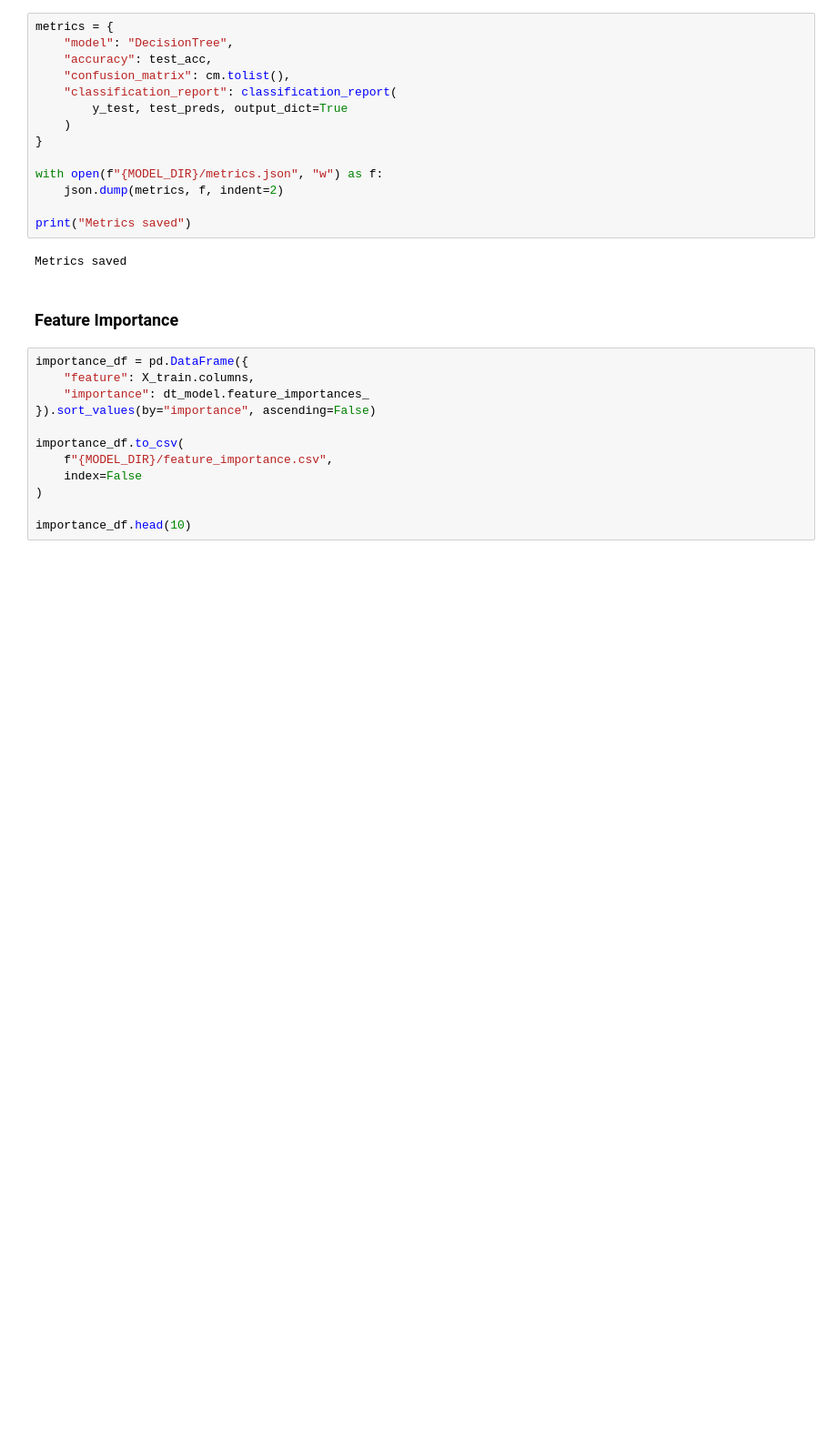
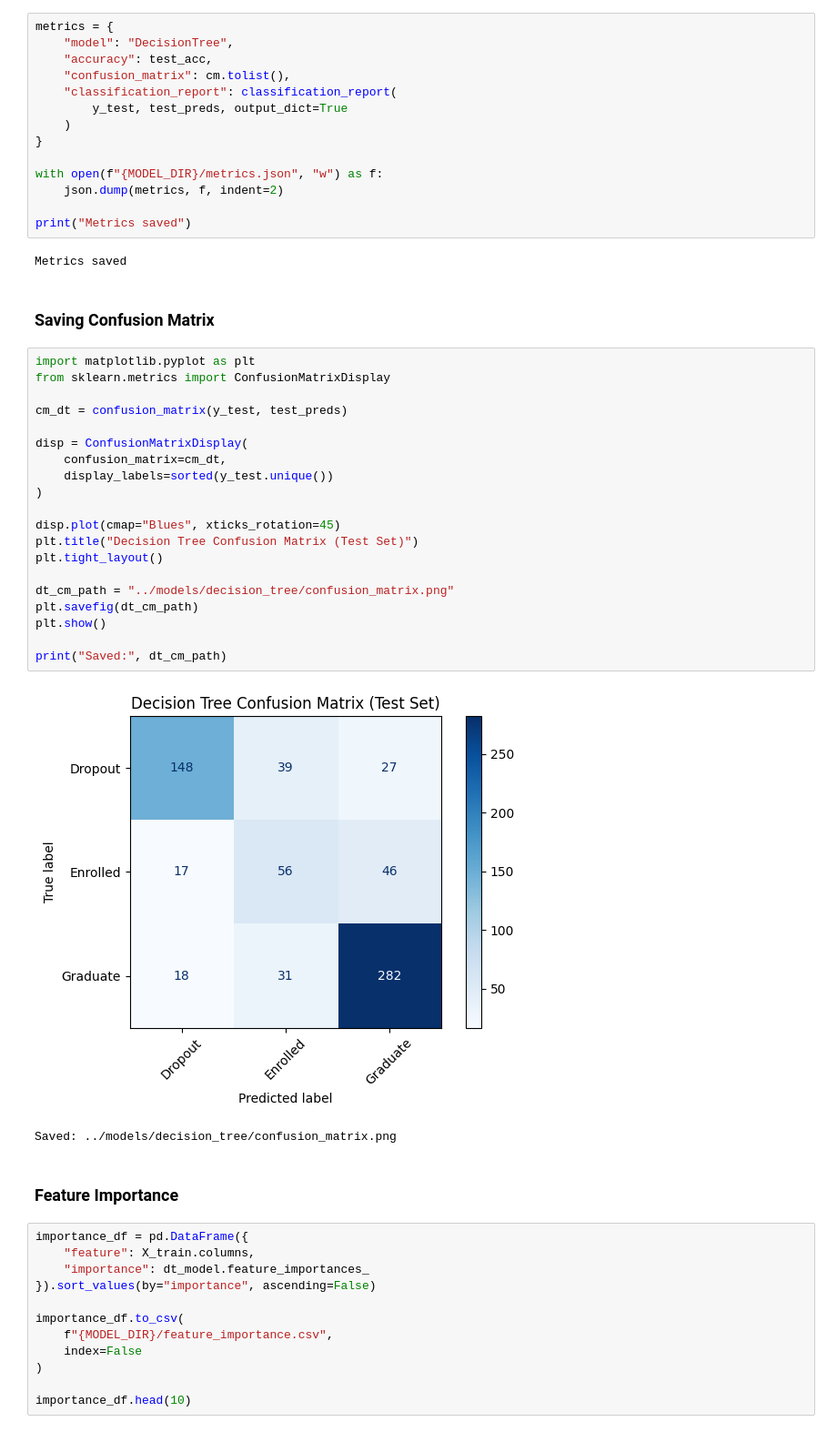
Before and after one commit to umangaamatya/artificial-intelligence-coursework, a Jupyter notebook: notebooks/02_decision_tree.ipynb, the cells around one changed output. Shown at 91% size. Drawn from its saved outputs; the diff is of its cells as text; blank space fills up the shorter version.

```diff
--- a/notebooks/02_decision_tree.ipynb
+++ b/notebooks/02_decision_tree.ipynb
@@ -136,6 +136,31 @@ with open(f"{MODEL_DIR}/metrics.json", "w") as f:
 print("Metrics saved")
 # %% [output]
 Metrics saved
+# %% [markdown]
+### Saving Confusion Matrix
+# %%
+import matplotlib.pyplot as plt
+from sklearn.metrics import ConfusionMatrixDisplay
+
+cm_dt = confusion_matrix(y_test, test_preds)
+
+disp = ConfusionMatrixDisplay(
+    confusion_matrix=cm_dt,
+    display_labels=sorted(y_test.unique())
+)
+
+disp.plot(cmap="Blues", xticks_rotation=45)
+plt.title("Decision Tree Confusion Matrix (Test Set)")
+plt.tight_layout()
+
+dt_cm_path = "../models/decision_tree/confusion_matrix.png"
+plt.savefig(dt_cm_path)
+plt.show()
+
+print("Saved:", dt_cm_path)
+# %% [output]
+[figure, added]
+Saved: ../models/decision_tree/confusion_matrix.png
 # %% [markdown]
 ### Feature Importance
 # %%
```
Also changed, not shown: 2 other files.
